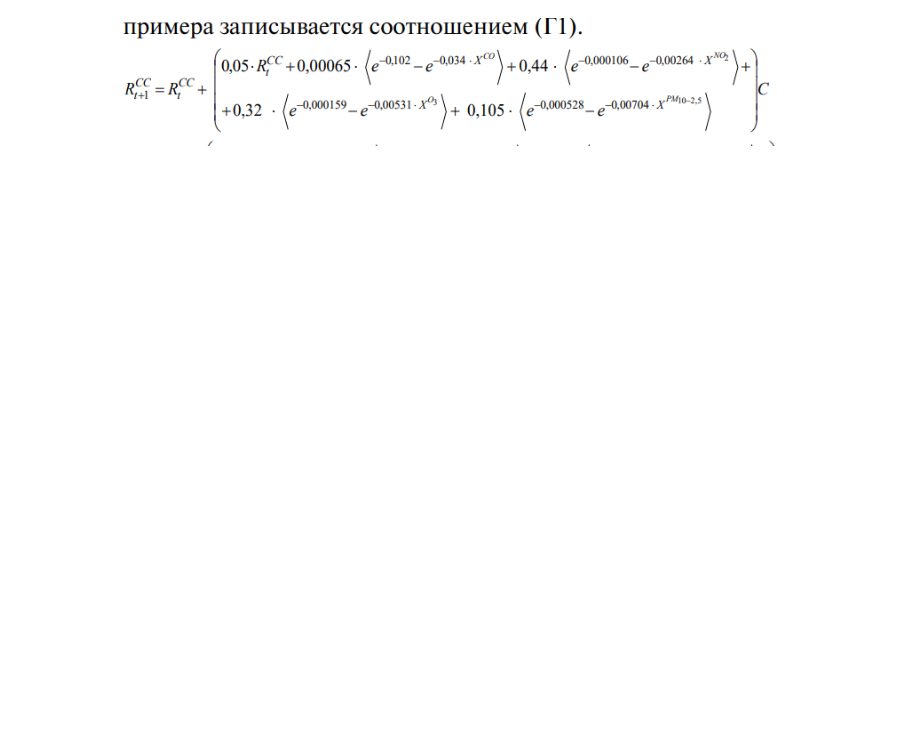
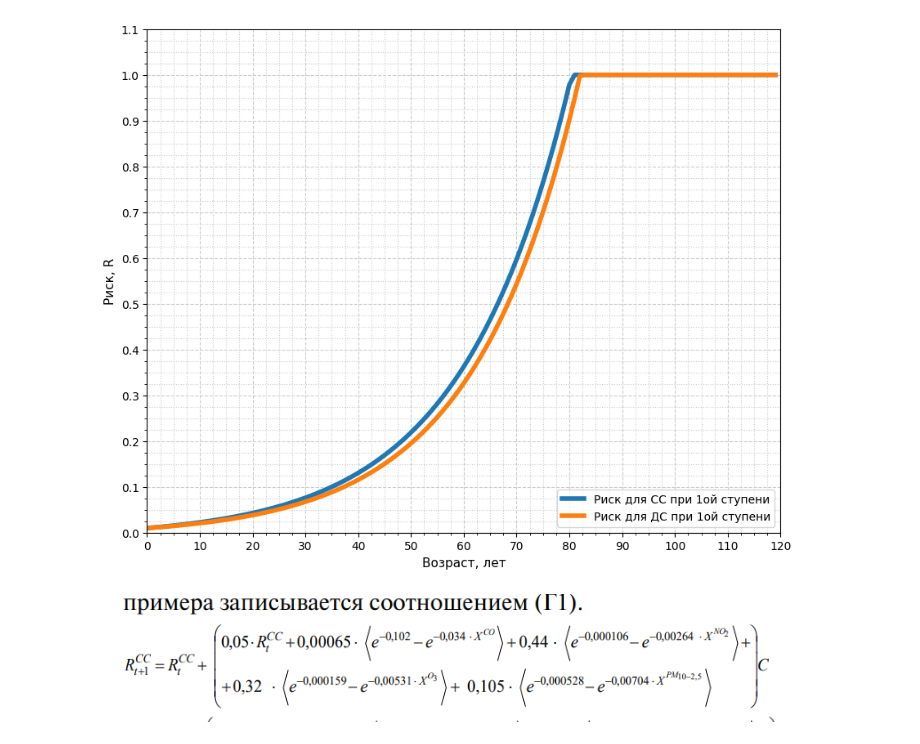
Before and after one commit to sugoma11/EvolutionaryModels, a Jupyter notebook: Эволюционная модель.ipynb, the cells around one changed output. Cells and saved outputs as stored; diff of their text form; code cells hidden in the pictures; blank space fills up the shorter version.

```diff
--- a/Эволюционная модель.ipynb
+++ b/Эволюционная модель.ipynb
@@ -19,12 +37,18 @@ def clamp_probs(probs):
 # %%
+# Функция для рассчёта эволюции риска. Принимает Парную модель, коэффциент а и концентрацию с
 def get_risk_evolution(delta_r_func, a, c):
+
+    # динамический массив, в который будем складывать значения риска для разных t
     risk_values = []
 
-    R_i = torch.tensor(0.0)
+    # задаём начальное условие
+    R_i = 0.01
 
+    # цикл по 120 годам
     for _ in range(120):
+
         R_i_next = R_i + (a * R_i + delta_r_func(c))
-        risk_values.append(R_i.item())
+        risk_values.append(R_i)
         R_i = R_i_next
 
     return clamp_probs(risk_values)
@@ -62,0 +108,31 @@ ax.grid(which='minor', color='#CCCCCC', linestyle=':')
+# %%
+fig, ax = plt.subplots(figsize=(10, 8))
+
+
+# Set axis ranges; by default this will put major ticks every 25.
+ax.set_xlim(0, 120)
+ax.set_ylim(0, 1.1)
+
+# Change major ticks to show every 20.
+ax.xaxis.set_major_locator(MultipleLocator(10))
+ax.yaxis.set_major_locator(MultipleLocator(0.1))
+
+# Change minor ticks to show every 5. (20/4 = 5)
+ax.xaxis.set_minor_locator(AutoMinorLocator(4))
+ax.yaxis.set_minor_locator(AutoMinorLocator(4))
+
+ax.plot(heart_risk_one_step, label='Риск для СС при 1ой ступени', linewidth=4)
+ax.plot(lung_risk_one_step, label='Риск для ДС при 1ой ступени', linewidth=4)
+
+
+ax.legend(loc='lower right')
+ax.set_xlabel('Возраст, лет')
+ax.set_ylabel('Риск, R')
+ax.xaxis.label.set_size(11)
+ax.yaxis.label.set_size(11)
+# Turn grid on for both major and minor ticks and style minor slightly
+# differently.
+ax.grid(which='major', color='#CCCCCC', linestyle='--')
+ax.grid(which='minor', color='#CCCCCC', linestyle=':')
+# %% [output]
+[figure, added]
```
Also changed, not shown: parts of 24 cells of this notebook, 1 other file.
